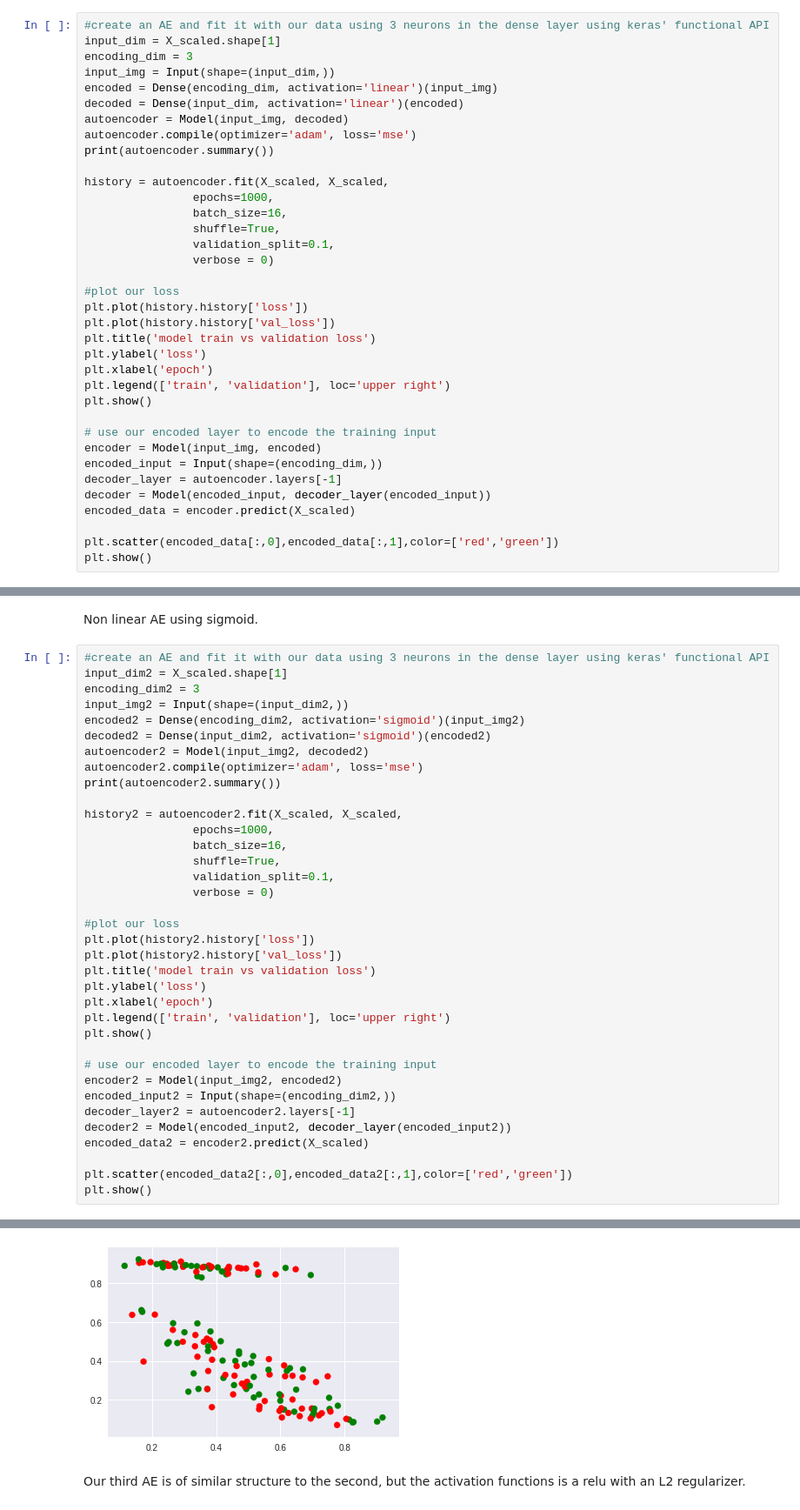
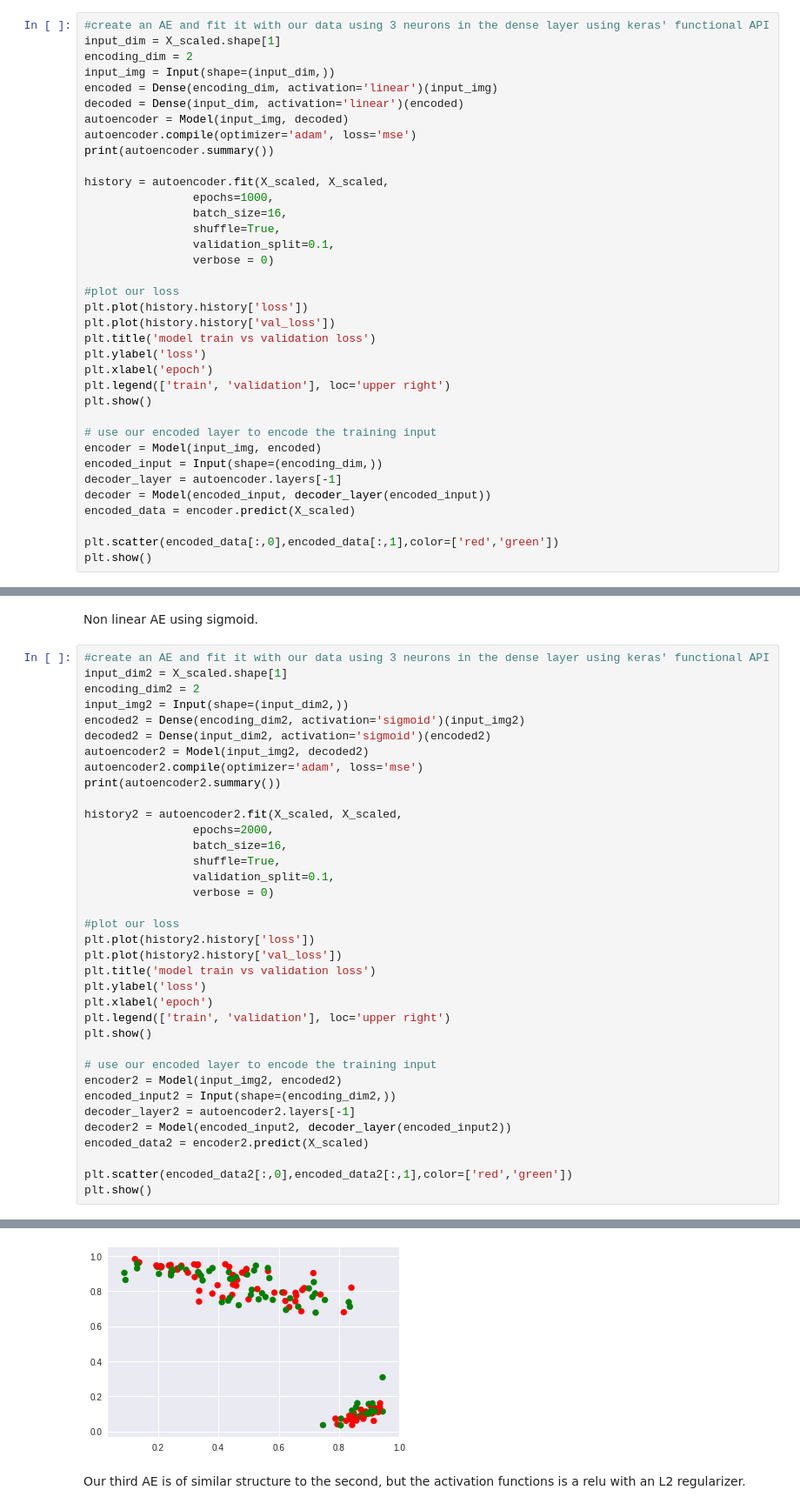
Before and after one commit to orico/PCAvsAutoencoder, a Jupyter notebook: PCA_vs_Autoencoder_tutorial.ipynb, the cells around one changed output, grey strips where cells are left out. Shown at 87% size. Drawn from its saved outputs; the diff is of its cells as text.

```diff
--- a/PCA_vs_Autoencoder_tutorial.ipynb
+++ b/PCA_vs_Autoencoder_tutorial.ipynb
@@ -60,7 +61,7 @@ Our first AE has 3 layers, the hidden layer has 3 neurons. The encoded and decod
 # %%
 #create an AE and fit it with our data using 3 neurons in the dense layer using keras' functional API
 input_dim = X_scaled.shape[1]
-encoding_dim = 3
+encoding_dim = 2
 input_img = Input(shape=(input_dim,))
 encoded = Dense(encoding_dim, activation='linear')(input_img)
 decoded = Dense(input_dim, activation='linear')(encoded)
@@ -117,7 +118,7 @@ Non linear AE using sigmoid.
 # %%
 #create an AE and fit it with our data using 3 neurons in the dense layer using keras' functional API
 input_dim2 = X_scaled.shape[1]
-encoding_dim2 = 3
+encoding_dim2 = 2
 input_img2 = Input(shape=(input_dim2,))
 encoded2 = Dense(encoding_dim2, activation='sigmoid')(input_img2)
 decoded2 = Dense(input_dim2, activation='sigmoid')(encoded2)
@@ -126,7 +127,7 @@ autoencoder2.compile(optimizer='adam', loss='mse')
 print(autoencoder2.summary())
 
 history2 = autoencoder2.fit(X_scaled, X_scaled,
-                epochs=1000,
+                epochs=2000,
                 batch_size=16,
                 shuffle=True,
                 validation_split=0.1,
@@ -169,4 +170,4 @@ None
-[figure, old version]
+[figure, new version]
 # %% [markdown]
 Our third AE is of similar structure to the second, but the activation functions is a relu with an L2 regularizer.
 # %%
```
Also changed, not shown: parts of 10 cells of this notebook.
